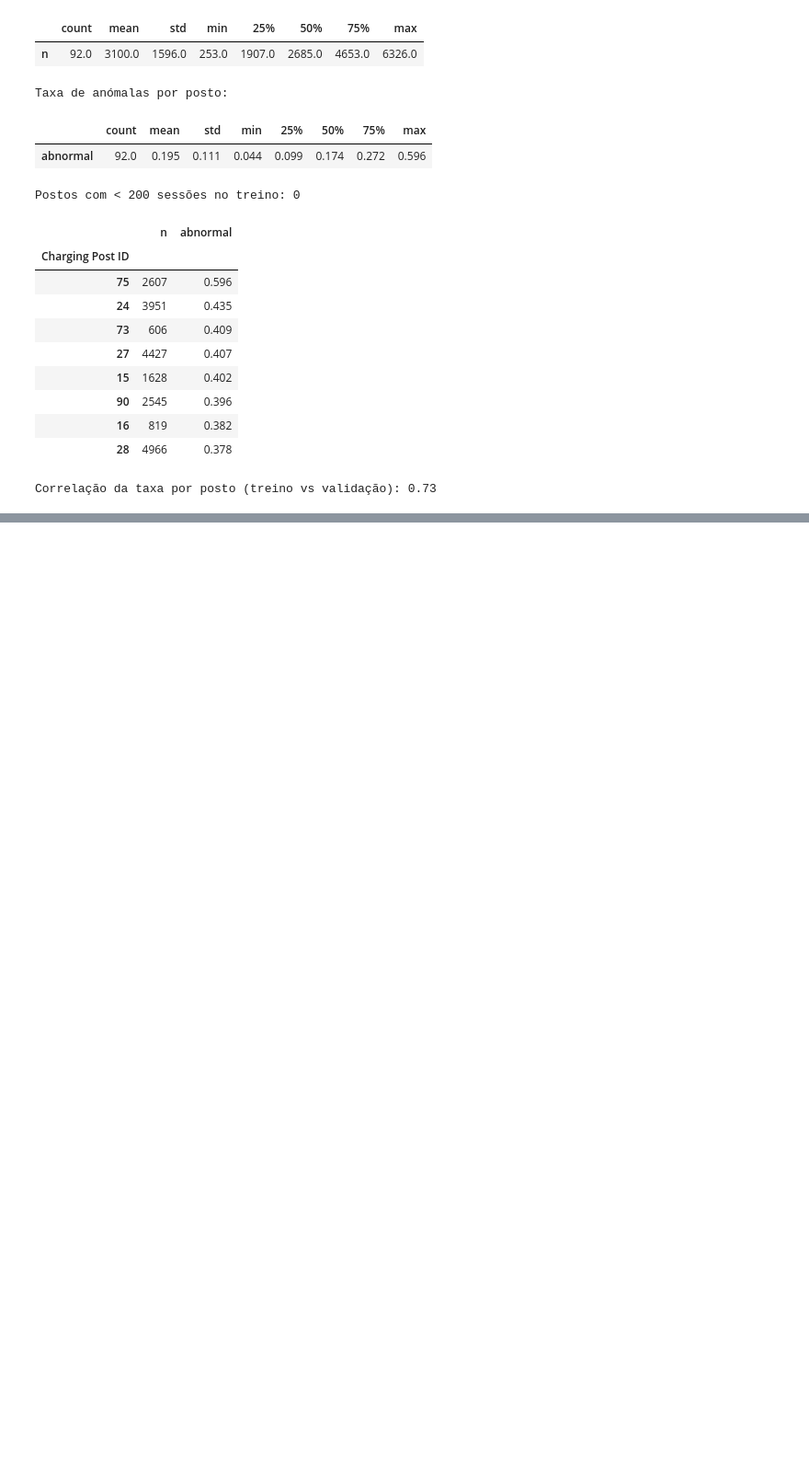
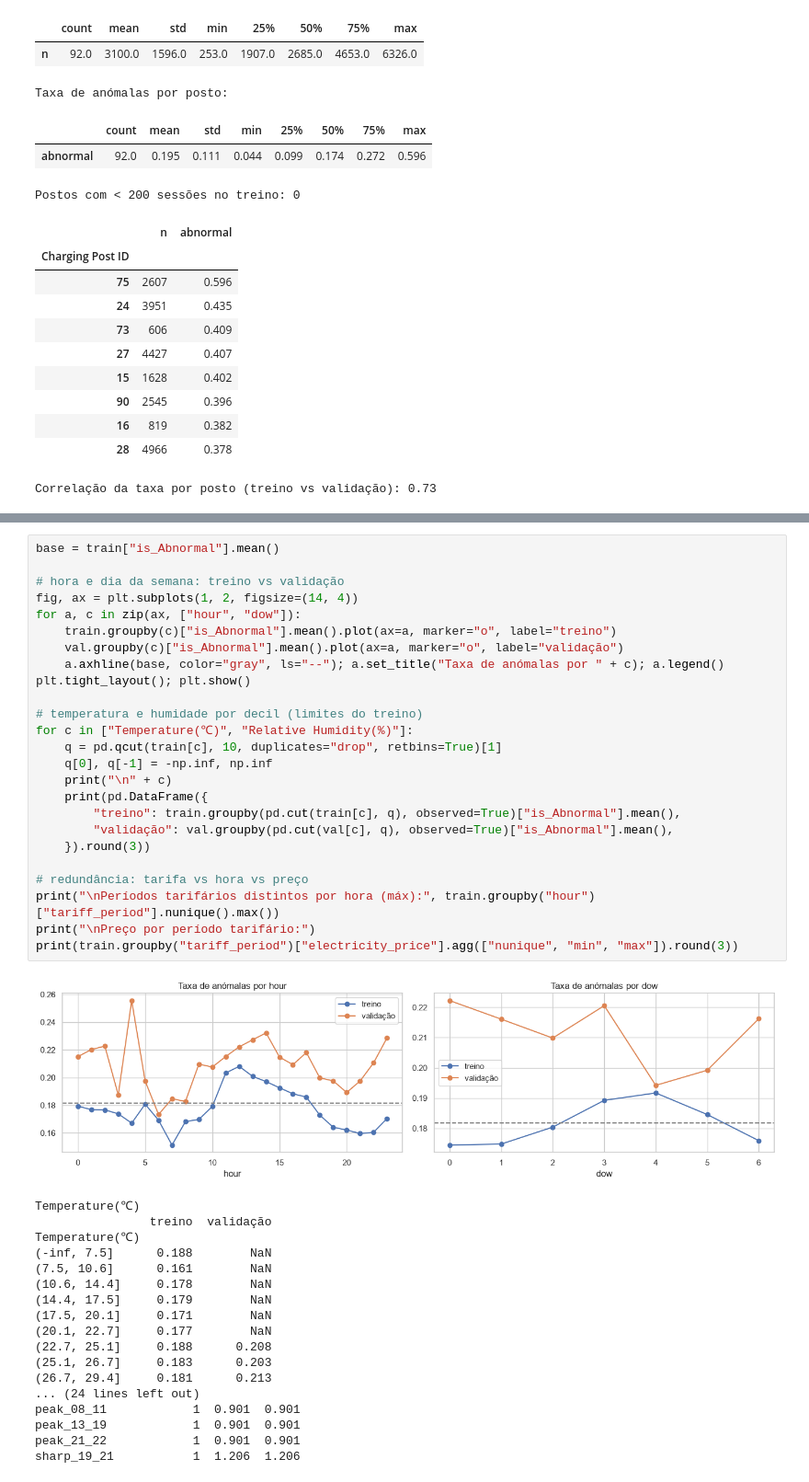
Before and after one commit to 1231478-Ellah-Fleischmann/MINDD-PROJETO, a Jupyter notebook: task1.ipynb, the cells around one changed output, grey strips where cells are left out. Shown at 92% size. Drawn from its saved outputs; the diff is of its cells as text; blank space fills up the shorter version.

```diff
--- a/task1.ipynb
+++ b/task1.ipynb
@@ -753,0 +762,44 @@ Correlação da taxa por posto (treino vs validação): 0.73
+# %%
+base = train["is_Abnormal"].mean()
+
+# hora e dia da semana: treino vs validação
+fig, ax = plt.subplots(1, 2, figsize=(14, 4))
+for a, c in zip(ax, ["hour", "dow"]):
+    train.groupby(c)["is_Abnormal"].mean().plot(ax=a, marker="o", label="treino")
+    val.groupby(c)["is_Abnormal"].mean().plot(ax=a, marker="o", label="validação")
+    a.axhline(base, color="gray", ls="--"); a.set_title("Taxa de anómalas por " + c); a.legend()
+plt.tight_layout(); plt.show()
+
+# temperatura e humidade por decil (limites do treino)
+for c in ["Temperature(℃)", "Relative Humidity(%)"]:
+    q = pd.qcut(train[c], 10, duplicates="drop", retbins=True)[1]
+    q[0], q[-1] = -np.inf, np.inf
+    print("\n" + c)
+    print(pd.DataFrame({
+        "treino": train.groupby(pd.cut(train[c], q), observed=True)["is_Abnormal"].mean(),
+        "validação": val.groupby(pd.cut(val[c], q), observed=True)["is_Abnormal"].mean(),
+    }).round(3))
+
+# redundância: tarifa vs hora vs preço
+print("\nPeríodos tarifários distintos por hora (máx):", train.groupby("hour")["tariff_period"].nunique().max())
+print("\nPreço por período tarifário:")
+print(train.groupby("tariff_period")["electricity_price"].agg(["nunique", "min", "max"]).round(3))
+# %% [output]
+[figure, added]
+Temperature(℃)
+                treino  validação
+Temperature(℃)
+(-inf, 7.5]      0.188        NaN
+(7.5, 10.6]      0.161        NaN
+(10.6, 14.4]     0.178        NaN
+(14.4, 17.5]     0.179        NaN
+(17.5, 20.1]     0.171        NaN
+(20.1, 22.7]     0.177        NaN
+(22.7, 25.1]     0.188      0.208
+(25.1, 26.7]     0.183      0.203
+(26.7, 29.4]     0.181      0.213
+... (24 lines left out)
+peak_08_11            1  0.901  0.901
+peak_13_19            1  0.901  0.901
+peak_21_22            1  0.901  0.901
+sharp_19_21           1  1.206  1.206
```
Also changed, not shown: parts of 2 cells of this notebook.
